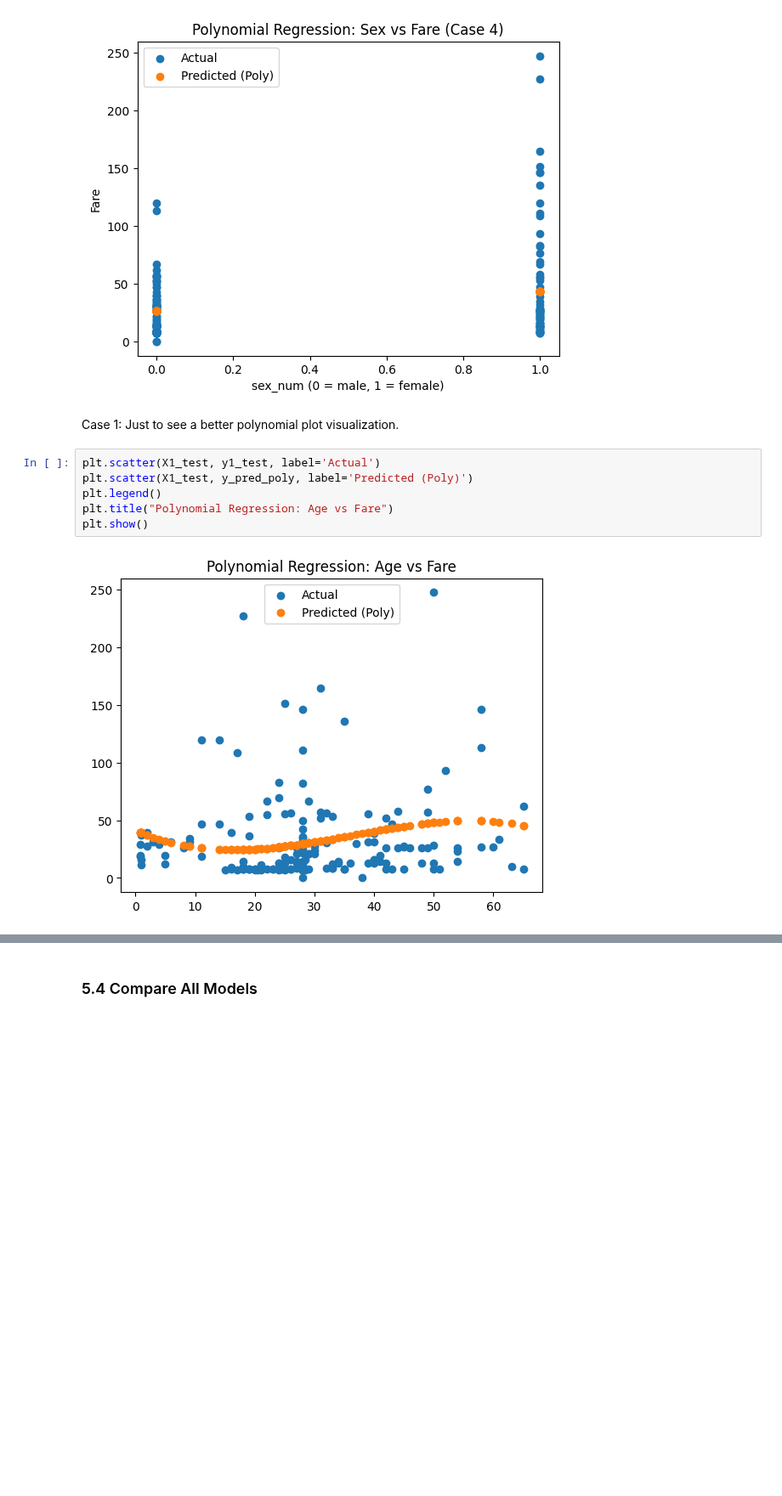
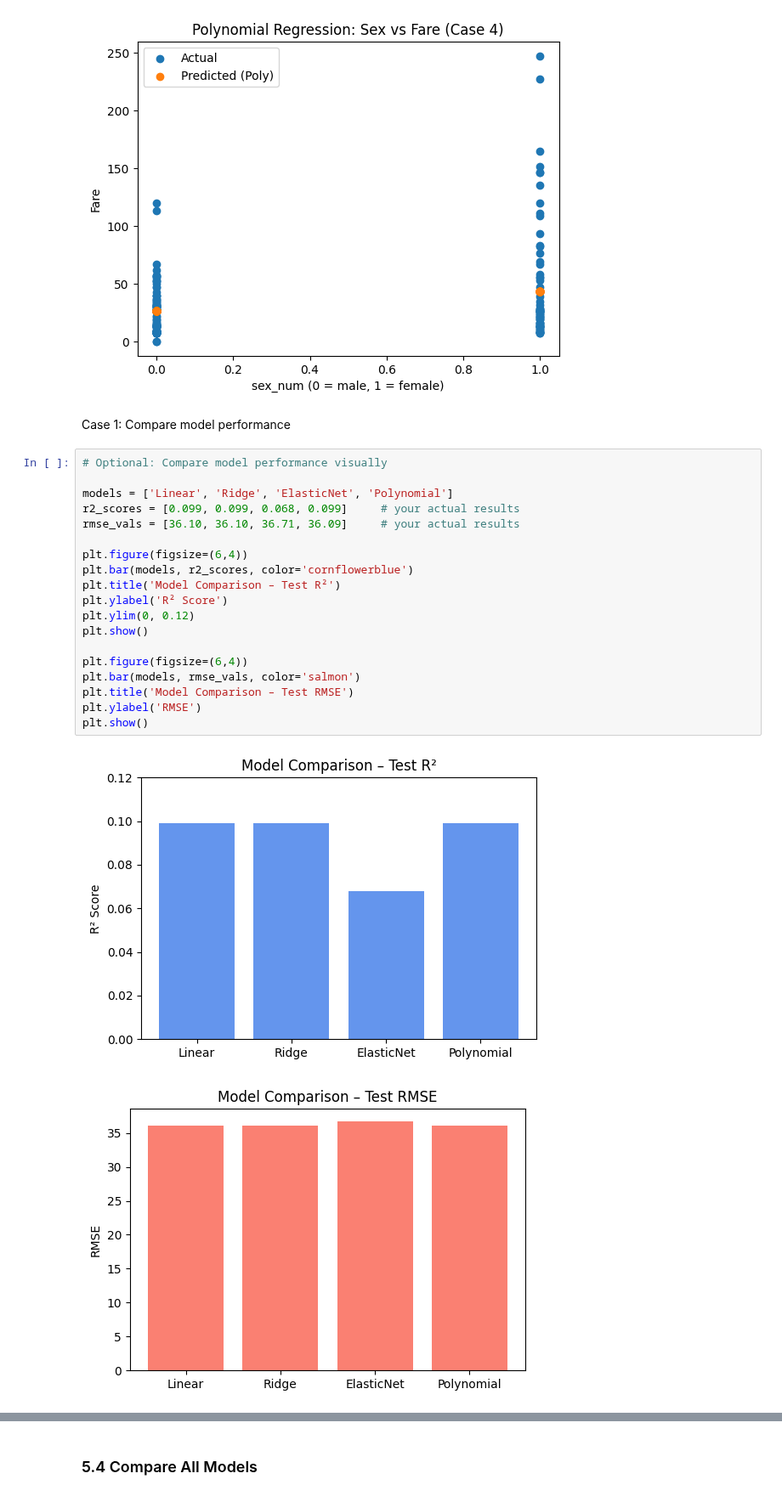
Before and after one commit to BethSpornitz/ml01, a Jupyter notebook: notebooks/project04/ml04_bethspornitz.ipynb, the cells around one changed output, grey strips where cells are left out. Shown at 85% size. Drawn from its saved outputs; the diff is of its cells as text; blank space fills up the shorter version.

```diff
--- a/notebooks/project04/ml04_bethspornitz.ipynb
+++ b/notebooks/project04/ml04_bethspornitz.ipynb
@@ -405,12 +405,26 @@ plt.show()
 # %% [output]
 [figure]
 # %% [markdown]
-Case 1: Just to see a better polynomial plot visualization.
+Case 1: Compare model performance
-# %%
-plt.scatter(X1_test, y1_test, label='Actual')
-plt.scatter(X1_test, y_pred_poly, label='Predicted (Poly)')
-plt.legend()
-plt.title("Polynomial Regression: Age vs Fare")
-plt.show()
-# %% [output]
-[figure, removed]
+# %%
+# Optional: Compare model performance visually
+
+models = ['Linear', 'Ridge', 'ElasticNet', 'Polynomial']
+r2_scores = [0.099, 0.099, 0.068, 0.099]     # your actual results
+rmse_vals = [36.10, 36.10, 36.71, 36.09]     # your actual results
+
+plt.figure(figsize=(6,4))
+plt.bar(models, r2_scores, color='cornflowerblue')
+plt.title('Model Comparison – Test R²')
+plt.ylabel('R² Score')
+plt.ylim(0, 0.12)
+plt.show()
+
+plt.figure(figsize=(6,4))
+plt.bar(models, rmse_vals, color='salmon')
+plt.title('Model Comparison – Test RMSE')
+plt.ylabel('RMSE')
+plt.show()
+# %% [output]
+[figure, added]
+[figure, added]
```
Also changed, not shown: parts of 3 cells of this notebook.
